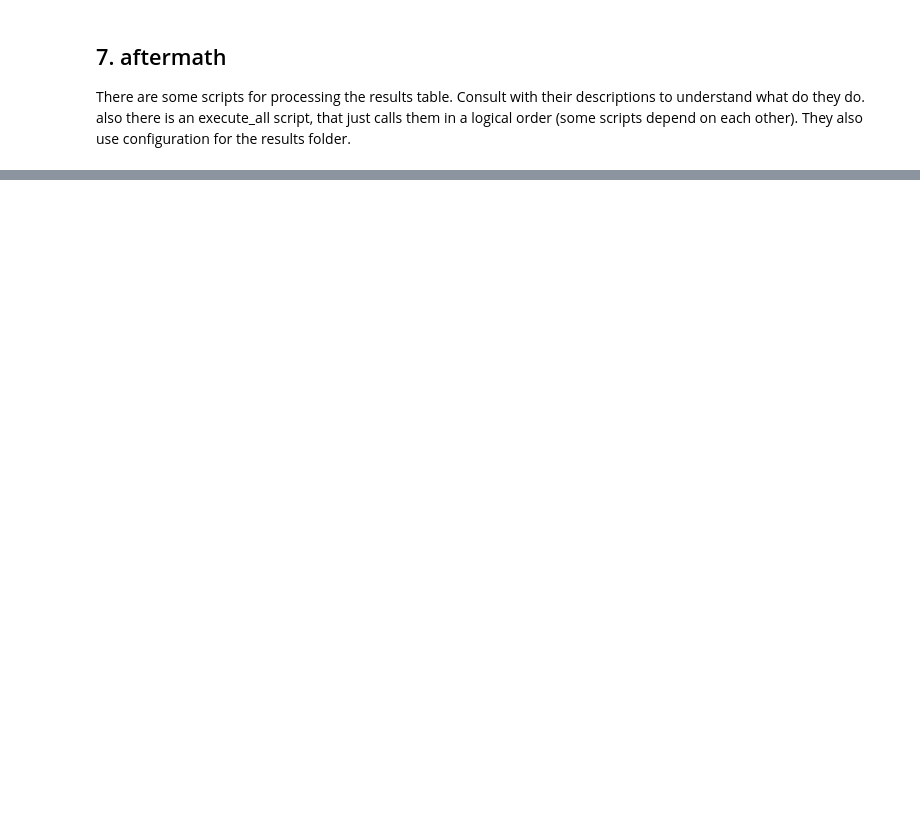
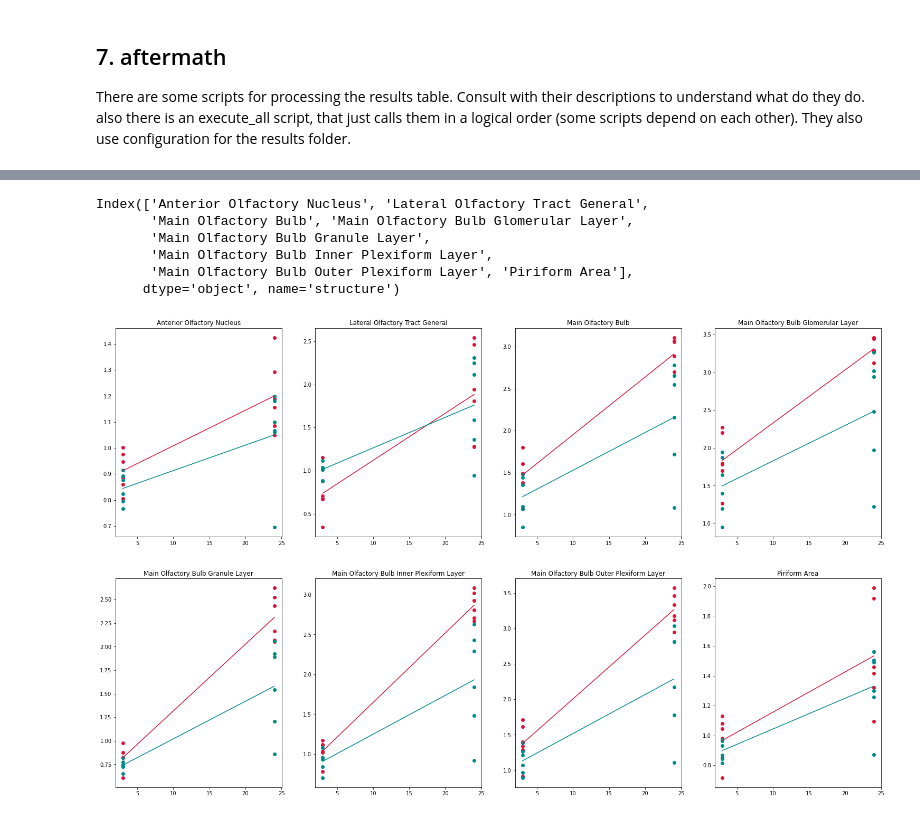
Before and after one commit to zudanievil/MiceBrainMriSegmentation, a Jupyter notebook: ipynb/example.ipynb, the cells around one changed output, grey strips where cells are left out. Saved outputs shown, nothing was run; the diff lists cells and outputs as text; code cells hidden in the pictures; blank space fills up the shorter version.

Commit message:
`example.ipynb` visualisations added

```diff
--- a/ipynb/example.ipynb
+++ b/ipynb/example.ipynb
@@ -635,0 +632,5 @@ table[table["%sign px"] > 5]
+# %%
+t1 = table[table["%sign px"] > 5]\
+    .reset_index()\
+    .set_index(["structure", "group", "frame", "animal"])
+t1
@@ -635,0 +652,36 @@ table[table["%sign px"] > 5]
+# %%
+t1.index.get_level_values("structure").unique()
+# %% [output]
+Index(['Anterior Olfactory Nucleus', 'Lateral Olfactory Tract General',
+       'Main Olfactory Bulb', 'Main Olfactory Bulb Glomerular Layer',
+       'Main Olfactory Bulb Granule Layer',
+       'Main Olfactory Bulb Inner Plexiform Layer',
+       'Main Olfactory Bulb Outer Plexiform Layer', 'Piriform Area'],
+      dtype='object', name='structure')
+# %%
+# we can do simple visualization of the differences in group dynamics
+structures = [
+    'Anterior Olfactory Nucleus',
+    'Lateral Olfactory Tract General',
+    'Main Olfactory Bulb', 'Main Olfactory Bulb Glomerular Layer',
+    'Main Olfactory Bulb Granule Layer',
+    'Main Olfactory Bulb Inner Plexiform Layer',
+    'Main Olfactory Bulb Outer Plexiform Layer',
+    'Piriform Area'
+]
+groups = [1, 2]
+hours = [3, 24]
+colors = ["crimson", "darkcyan"]
+
+fig, axs = plt.subplots(2, 4, figsize=(26, 16))
+axs = axs.flatten()
+
+for i, structure in enumerate(structures):
+    axs[i].set_title(structure)
+    for group in groups:
+        temp = t1.loc[structure, group]
+        axs[i].plot(temp[hours].mean(), c=colors[group-1])
+        for hour in hours:
+            axs[i].scatter([hour]*len(temp), temp[hour], c=colors[group-1])
+# %% [output]
+[figure, added]
```
Also changed, not shown: parts of 9 cells of this notebook.
